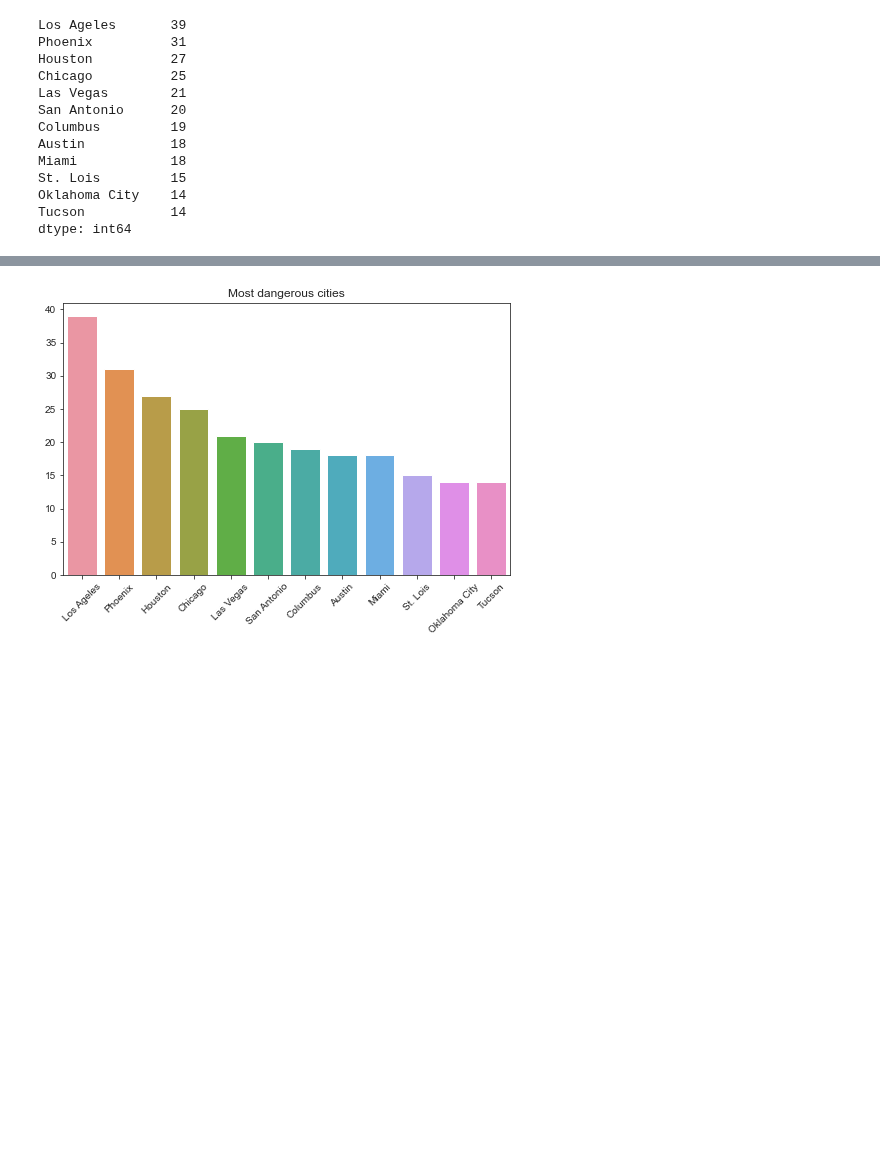
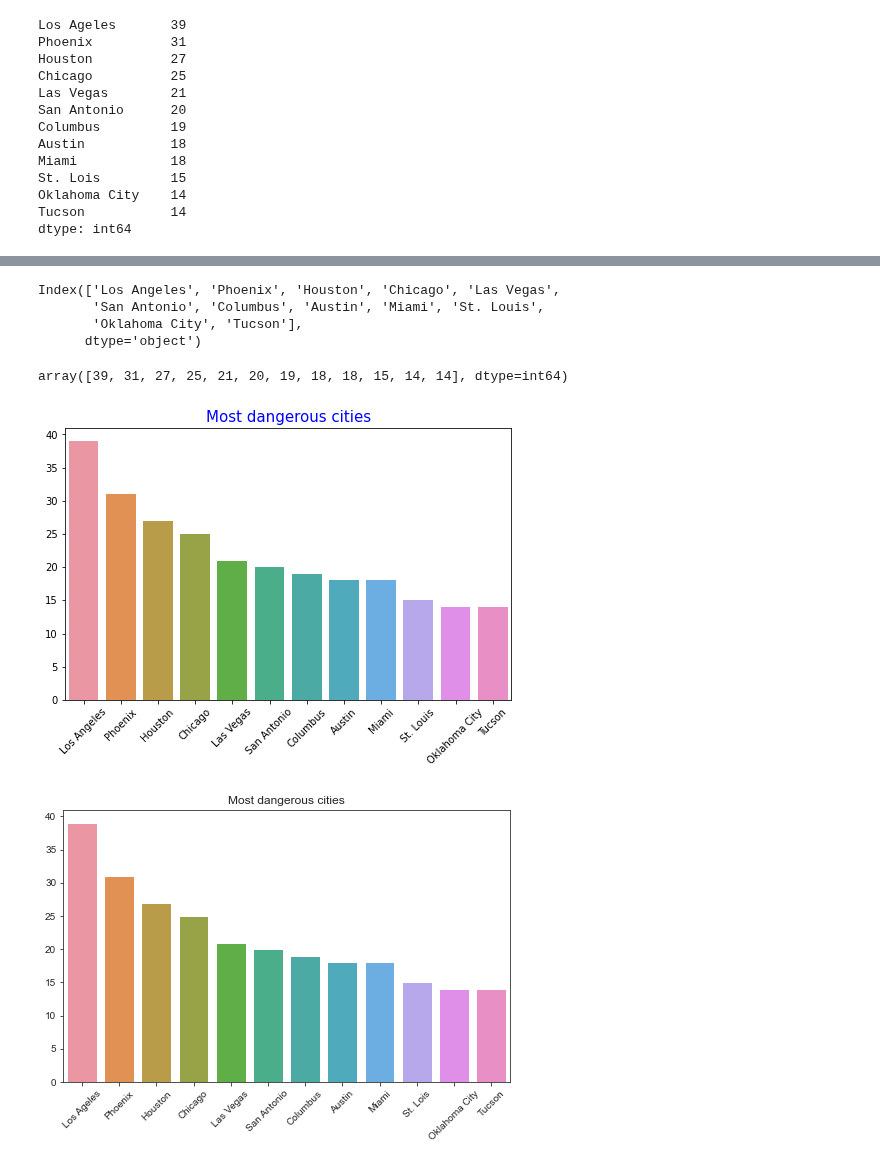
Before and after one commit to Bir01/02_DATA_SCIENCE_DATA_ANALYTICS_MODULE, a Jupyter notebook: 4-Assignment/Assignment-2 student.Birgül2.ipynb, the cells around one changed output, grey strips where cells are left out. Saved outputs shown, nothing was run; the diff lists cells and outputs as text; code cells hidden in the pictures; blank space fills up the shorter version.

```diff
--- a/4-Assignment/Assignment-2 student.Birgül2.ipynb
+++ b/4-Assignment/Assignment-2 student.Birgül2.ipynb
@@ -93,0 +103,3 @@ dtype: int64
+# %%
+city_freq= kill.city.value_counts()[:12]
+city_freq
@@ -94,3 +120,21 @@ dtype: int64
+# %%
+kill.city.value_counts()[:12].index
+# %% [output]
+Index(['Los Angeles', 'Phoenix', 'Houston', 'Chicago', 'Las Vegas',
+       'San Antonio', 'Columbus', 'Austin', 'Miami', 'St. Louis',
+       'Oklahoma City', 'Tucson'],
+      dtype='object')
+# %%
+kill.city.value_counts()[:12].values
+# %% [output]
+array([39, 31, 27, 25, 21, 20, 19, 18, 18, 15, 14, 14], dtype=int64)
+# %%
+plt.figure(figsize=(8,5))
+sns.barplot(x=city_freq.index ,y=city_freq.values)
+plt.xticks(rotation=45)
+plt.title("Most dangerous cities", color="blue", fontsize=15);
+# %% [output]
+[figure, added]
 # %%
 city_freq =
 city_freq
```
Also changed, not shown: parts of 2 cells of this notebook, 2 other files.
